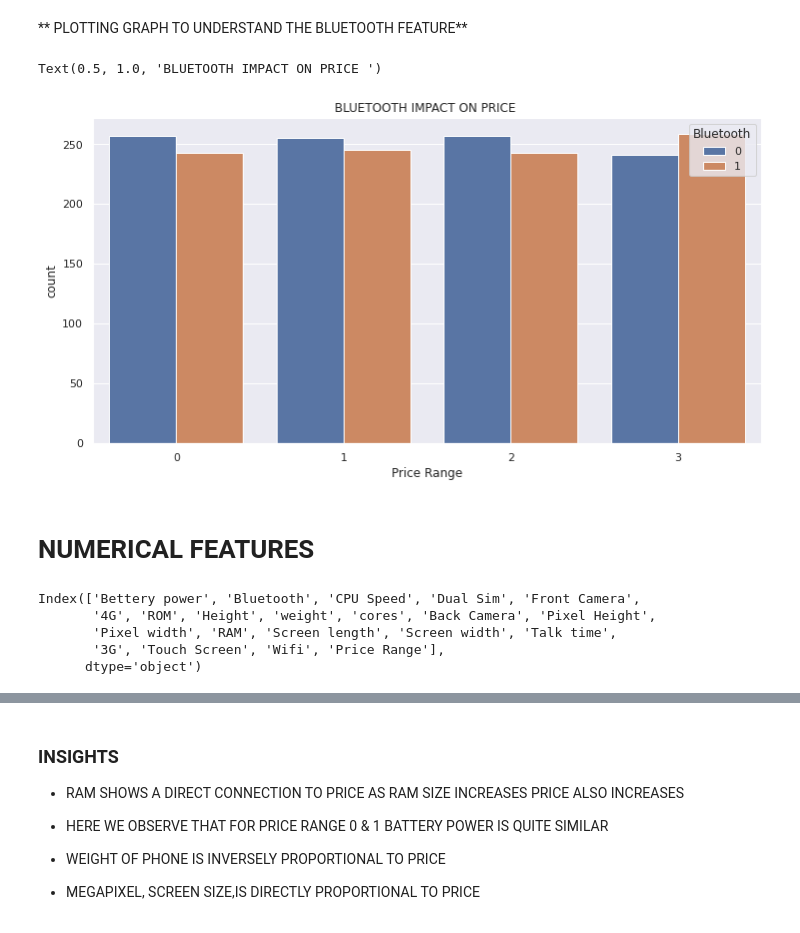
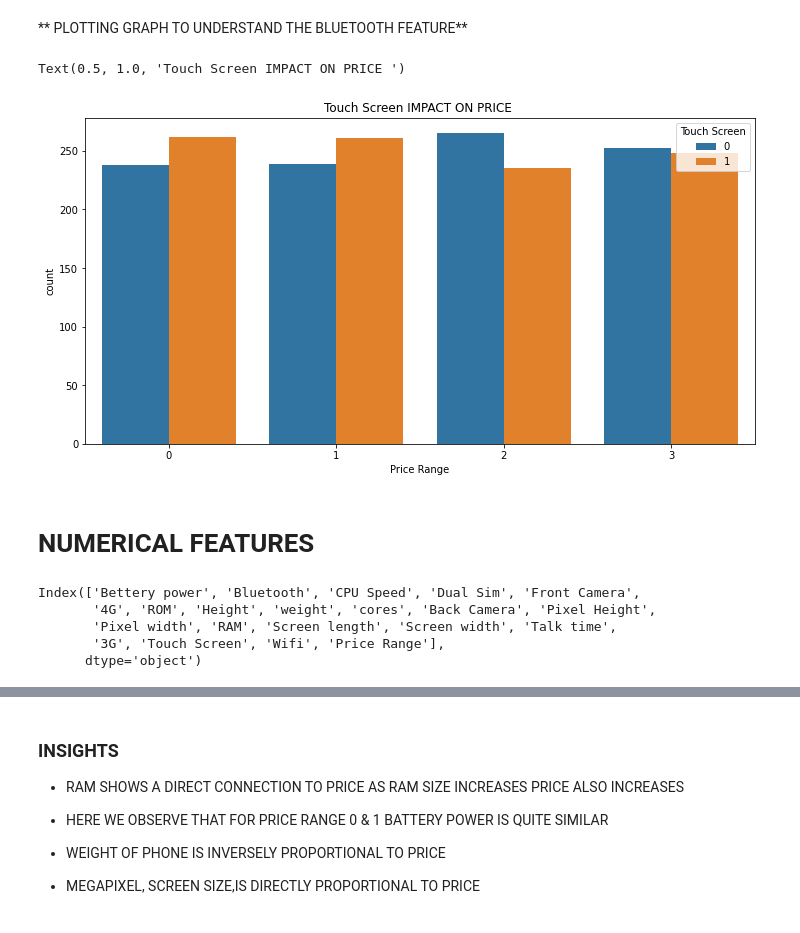
Before and after one commit to pratyushkumarrath/Mobile-Price-Range-Prediction, a Jupyter notebook: Mobile_Price_Range_Prediction_Capstone.ipynb, the cells around one changed output, grey strips where cells are left out. Saved outputs shown, nothing was run; the diff lists cells and outputs as text; code cells hidden in the pictures.

```diff
--- a/Mobile_Price_Range_Prediction_Capstone.ipynb
+++ b/Mobile_Price_Range_Prediction_Capstone.ipynb
@@ -351,20 +340,21 @@ plt.show()
 # %%
 # PRICE WITH BLUETTOTH FEATURES
 plt.figure(figsize=(12, 6))
-sns.countplot(Mobile_Price_Predictor['Price Range'],hue=Mobile_Price_Predictor['Bluetooth'])
-plt.title("BLUETOOTH IMPACT ON PRICE ")
+sns.countplot(Mobile_Price_Predictor['Price Range'],hue=Mobile_Price_Predictor['Touch Screen'])
+plt.title("Touch Screen IMPACT ON PRICE ")
 # %% [output]
-Text(0.5, 1.0, 'BLUETOOTH IMPACT ON PRICE ')
+Text(0.5, 1.0, 'Touch Screen IMPACT ON PRICE ')
-[figure, old version]
+[figure, new version]
 # %% [markdown]
 # **NUMERICAL FEATURES**
-# %%
-Mobile_Price_Predictor.columns
-# %% [output]
-Index(['Bettery power', 'Bluetooth', 'CPU Speed', 'Dual Sim', 'Front Camera',
-       '4G', 'ROM', 'Height', 'weight', 'cores', 'Back Camera', 'Pixel Height',
-       'Pixel width', 'RAM', 'Screen length', 'Screen width', 'Talk time',
-       '3G', 'Touch Screen', 'Wifi', 'Price Range'],
-      dtype='object')
+# %%
+# coloumns of data
+Mobile_Price_Predictor.columns
+# %% [output]
+Index(['Bettery power', 'Bluetooth', 'CPU Speed', 'Dual Sim', 'Front Camera',
+       '4G', 'ROM', 'Height', 'weight', 'cores', 'Back Camera', 'Pixel Height',
+       'Pixel width', 'RAM', 'Screen length', 'Screen width', 'Talk time',
+       '3G', 'Touch Screen', 'Wifi', 'Price Range'],
+      dtype='object')
 # %%
 # numerical distribution
```
Also changed, not shown: parts of 35 cells of this notebook.
